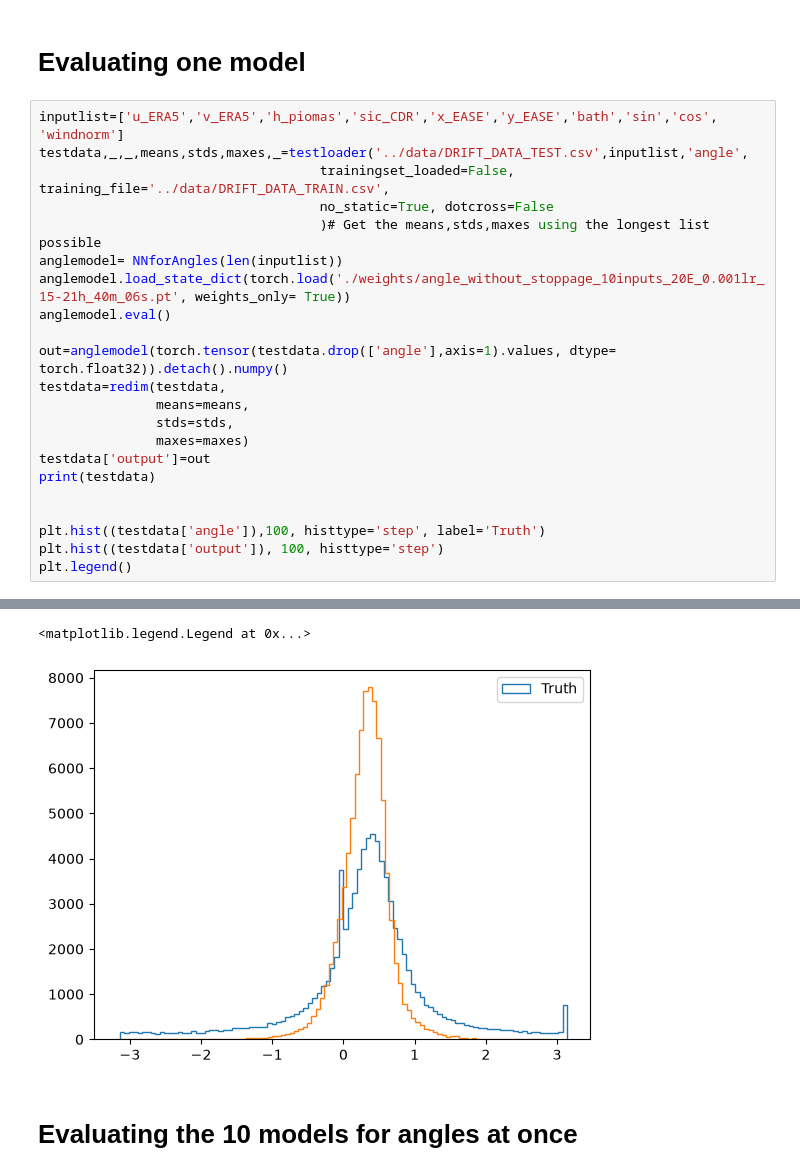
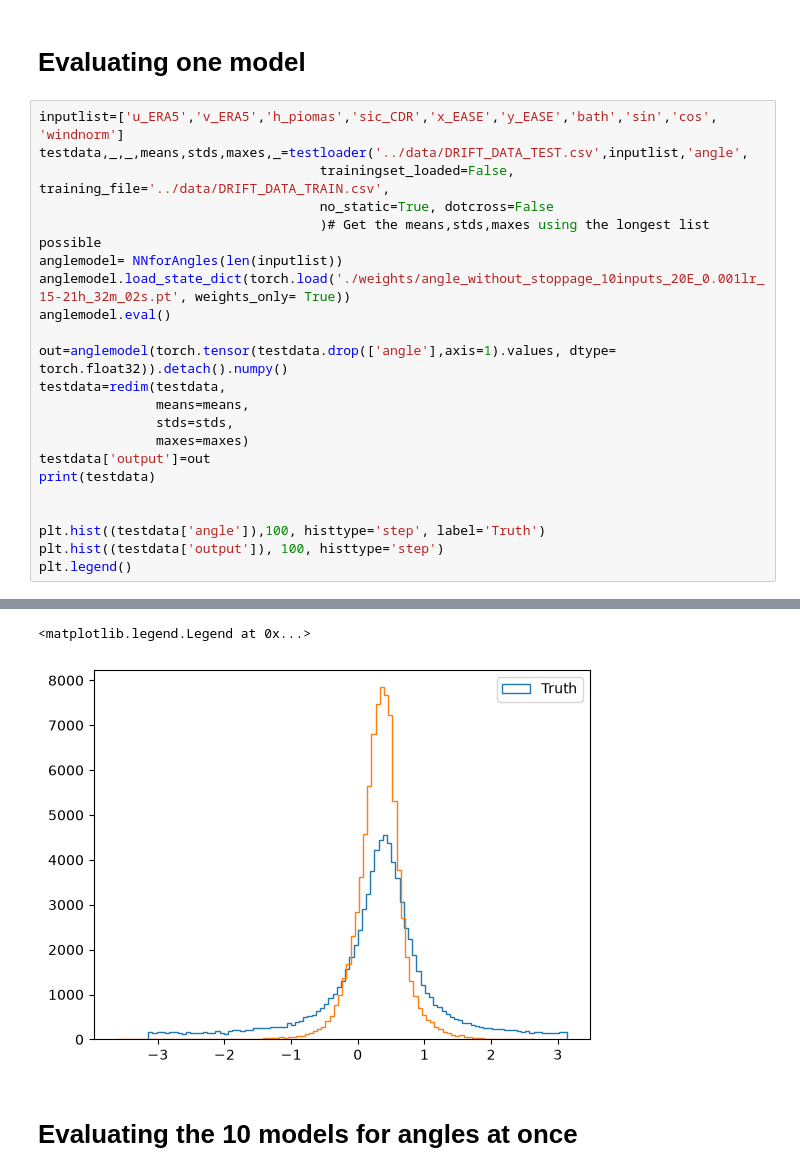
Before and after one commit to drpoisson-mp3/seA_Ice, a Jupyter notebook: September/Angles.ipynb, the cells around one changed output, grey strips where cells are left out. Saved outputs shown, nothing was run; the diff lists cells and outputs as text.

```diff
--- a/September/Angles.ipynb
+++ b/September/Angles.ipynb
@@ -165,7 +165,7 @@ testdata,_,_,means,stds,maxes,_=testloader('../data/DRIFT_DATA_TEST.csv',inputli
                                     no_static=True, dotcross=False
                                     )# Get the means,stds,maxes using the longest list possible
 anglemodel= NNforAngles(len(inputlist))
-anglemodel.load_state_dict(torch.load('./weights/angle_without_stoppage_10inputs_20E_0.001lr_15-21h_40m_06s.pt', weights_only= True))
+anglemodel.load_state_dict(torch.load('./weights/angle_without_stoppage_10inputs_20E_0.001lr_15-21h_32m_02s.pt', weights_only= True))
 anglemodel.eval()
 
 out=anglemodel(torch.tensor(testdata.drop(['angle'],axis=1).values, dtype= torch.float32)).detach().numpy()
@@ -201,5 +201,5 @@ Wind components (u/v_ERA5) normalized by z-score
 <matplotlib.legend.Legend at 0x...>
-[figure, old version]
+[figure, new version]
 # %% [markdown]
 # Evaluating the 10 models for angles at once
 # %%
```
Also changed, not shown: parts of 3 cells of this notebook, 16 other files.
